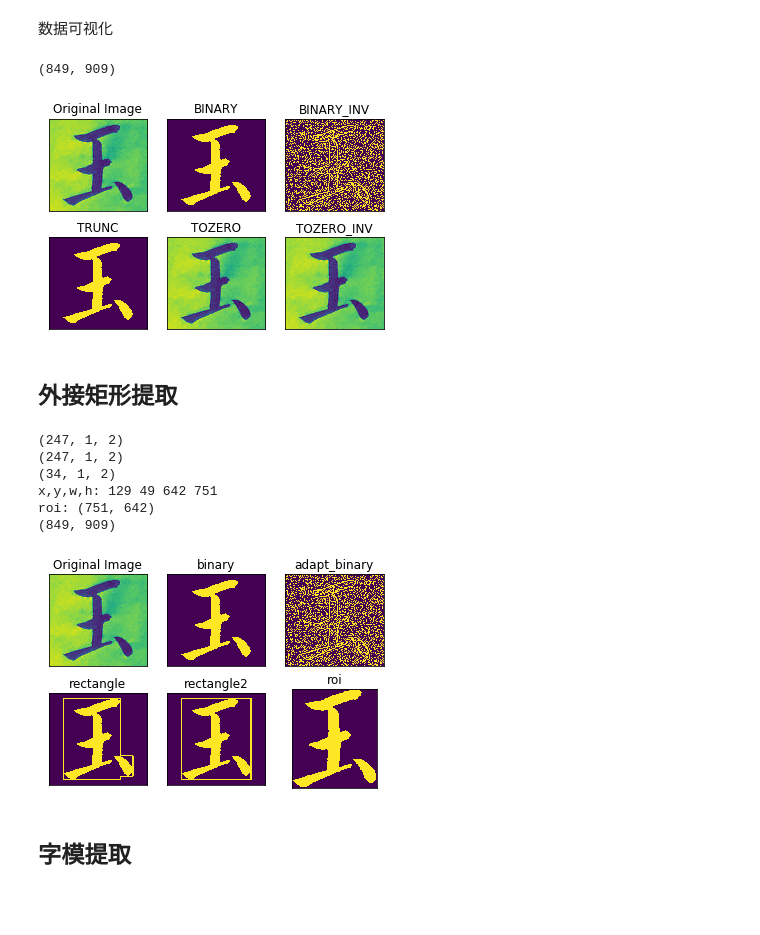
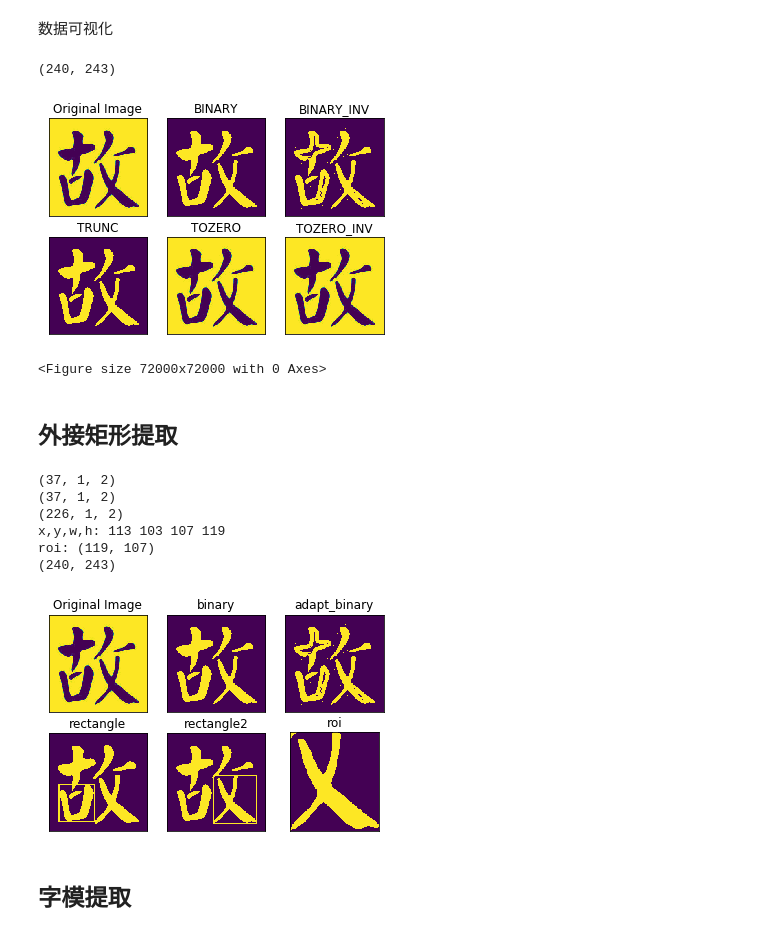
Before and after one commit to XuYongi/Image-based-calligraphy-evaluation, a Jupyter notebook: test.ipynb, the cells around one changed output. Cells and saved outputs as stored; diff of their text form; code cells hidden in the pictures; blank space fills up the shorter version.

```diff
--- a/test.ipynb
+++ b/test.ipynb
@@ -3,24 +3,27 @@
 # %%
 import matplotlib.pyplot as plt
 import cv2 as cv
 
 img = cv.imread('xvvyu.jpg',0)
+img = cv.imread('./type/gum.jpg',0)
 print(img.shape)
 # gray = cv.cvtColor(img, cv.COLOR_RGB2GRAY)
 ret, binary = cv.threshold(img, 100, 255, cv.THRESH_BINARY_INV)
 adapt_binary =  cv.adaptiveThreshold(img, 255, cv.ADAPTIVE_THRESH_GAUSSIAN_C,cv.THRESH_BINARY_INV, 21, 1)
 titles = ['Original Image','BINARY','BINARY_INV','TRUNC','TOZERO','TOZERO_INV']
 images = [img, binary, adapt_binary, binary, img, img]
 # images = [img, binary, img,  binary, img, binary]
 
 for i in range(6):
     plt.subplot(2,3,i+1),plt.imshow(images[i])
     plt.title(titles[i])
     plt.xticks([]),plt.yticks([])
+plt.figure(figsize=(1000, 1000))
 plt.show()
 # %% [output]
-(849, 909)
+(240, 243)
-[figure, old version]
+[figure, new version]
+<Figure size 72000x72000 with 0 Axes>
 # %% [markdown]
 ## 外接矩形提取
 # %%
@@ -32,11 +35,11 @@ contours, hierarchy = cv2.findContours(binary.copy(), cv2.RETR_EXTERNAL, cv2.CHA
 cnt = contours[0]
 print((contours[0].shape) )
 x,y,w,h = cv2.boundingRect(cnt)
-rectangle = cv2.rectangle(binary.copy(),(x,y),(x+w,y+h),(255,0,0),5)
+rectangle = cv2.rectangle(binary.copy(),(x,y),(x+w,y+h),(255,0,0),2)
 cnt = contours[1]
 print((contours[0].shape) )
 x,y,w,h = cv2.boundingRect(cnt)
-rectangle = cv2.rectangle(rectangle,(x,y),(x+w,y+h),(255,0,0),5)
+rectangle = cv2.rectangle(rectangle,(x,y),(x+w,y+h),(255,0,0),2)
 
 contours, hierarchy = cv2.findContours(rectangle.copy(), cv2.RETR_EXTERNAL, cv2.CHAIN_APPROX_SIMPLE)
 cnt = contours[0]
@@ -47,8 +50,8 @@ print('x,y,w,h:',x,y,w,h)
 print('roi:',roi.shape)
 # cv2.imshow('roi',roi)
 # cv2.waitKey(0)
-rectangle=cv2.drawContours(binary.copy(),contours,-1,(255,0,0),10)
-rectangle2 = cv2.rectangle(binary.copy(),(x,y),(x+w,y+h),(255,0,0),10)
+rectangle=cv2.drawContours(binary.copy(),contours,-1,(255,0,0),2)
+rectangle2 = cv2.rectangle(binary.copy(),(x,y),(x+w,y+h),(255,0,0),2)
 
 print(rectangle2.shape)
 titles = ['Original Image','binary','adapt_binary','rectangle','rectangle2','roi']
@@ -64,13 +67,13 @@ for i in range(6):
     plt.xticks([]),plt.yticks([])
 plt.show()
 # %% [output]
-(247, 1, 2)
-(247, 1, 2)
-(34, 1, 2)
-x,y,w,h: 129 49 642 751
-roi: (751, 642)
-(849, 909)
+(37, 1, 2)
+(37, 1, 2)
+(226, 1, 2)
+x,y,w,h: 113 103 107 119
+roi: (119, 107)
+(240, 243)
-[figure, old version]
+[figure, new version]
 # %% [markdown]
 ## 字模提取
 # %%
```
Also changed, not shown: parts of 4 cells of this notebook, 8 other files.
